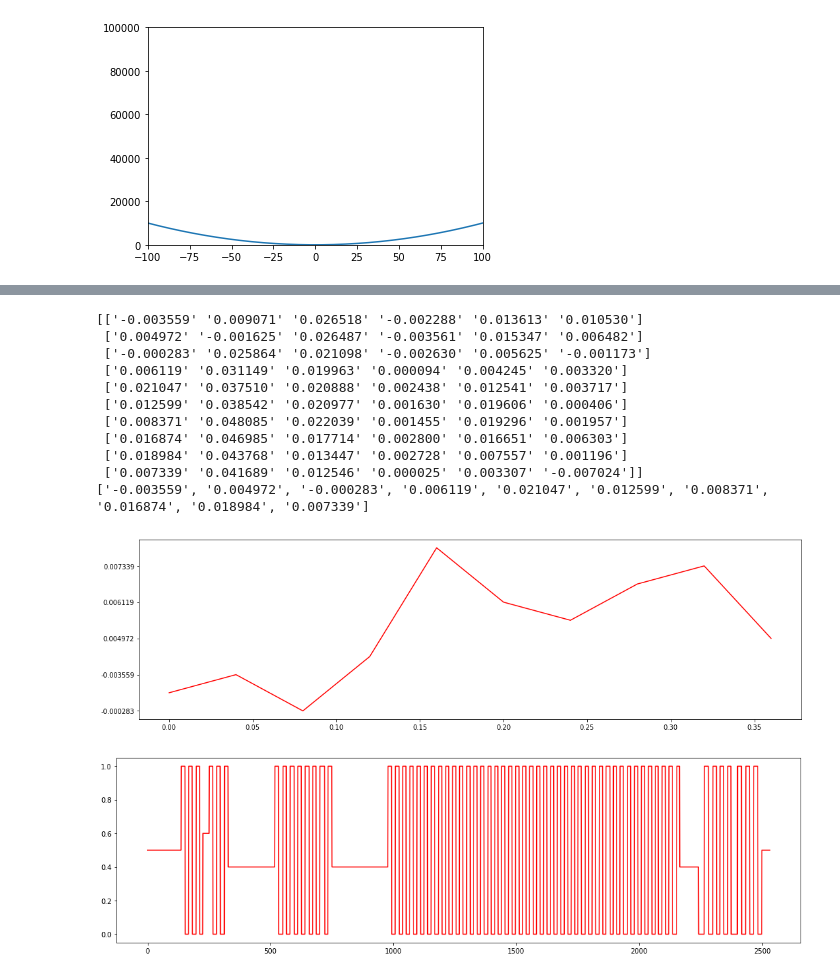
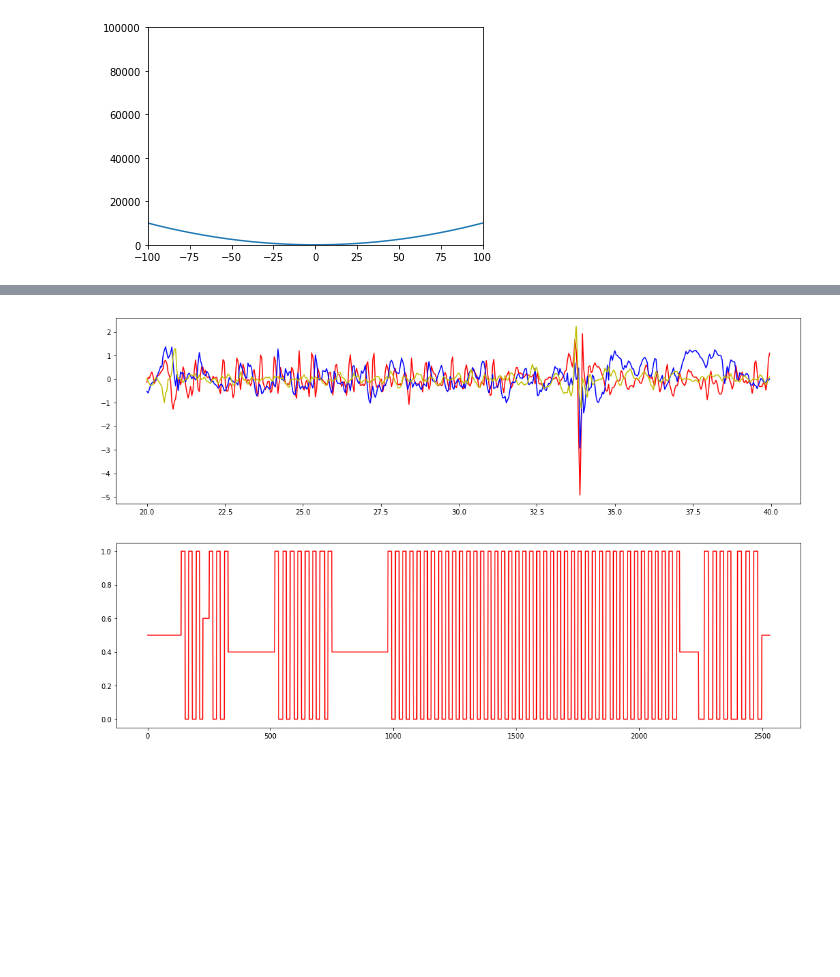
Before and after one commit to czyi/StepCounting, a Jupyter notebook: picture.ipynb, the cells around one changed output, grey strips where cells are left out. Saved outputs shown, nothing was run; the diff lists cells and outputs as text; code cells hidden in the pictures; blank space fills up the shorter version.

```diff
--- a/picture.ipynb
+++ b/picture.ipynb
@@ -165,43 +267,32 @@ plt.show()
 # %%
 data_x = read_sensor("weallwalk/sensor/iPhoneSensors_T1_ID1_1L_WC.csv")
 
-print(data_x[:10])
+# print(daa_x[:10])
 
-start=0
-end=10
+start=500
+end=1000
 
 y0 = [i[0] for i in data_x[start:end]]
-print(y0)
+# print(y0)
 
 #rotationRateX,rotationRateY,rotationRateZ,
 #userAccelerationX,userAccelerationY,userAccelerationZ
 plt.figure(figsize=(18, 5))
 
 # plt.axis([0, 4, 0, 100])
 
 x = [i*1.0/25 for i in range(start, end)]
-plt.plot(x, y0, 'r')
-# plt.plot(x, [i[1] for i in data_x[start:end]], 'b')
-# plt.plot(x, [i[2] for i in data_x[start:end]], 'y')
+plt.plot(x, [i[0] for i in data_x[start:end]], 'r')
+plt.plot(x, [i[1] for i in data_x[start:end]], 'b')
+plt.plot(x, [i[2] for i in data_x[start:end]], 'y')
 
-plt.locator_params(axis='y', nbins=6)
+# plt.locator_params(axis='y', nbins=6)
 plt.show()
 
 # plt.figure(figsize=(18, 3))
 # plt.plot(x, [i[3] for i in data_x], 'r')
 # plt.plot(x, [i[4] for i in data_x], 'b')
 # plt.plot(x, [i[5] for i in data_x], 'y')
 # plt.show()
 # %% [output]
-[['-0.003559' '0.009071' '0.026518' '-0.002288' '0.013613' '0.010530']
- ['0.004972' '-0.001625' '0.026487' '-0.003561' '0.015347' '0.006482']
- ['-0.000283' '0.025864' '0.021098' '-0.002630' '0.005625' '-0.001173']
- ['0.006119' '0.031149' '0.019963' '0.000094' '0.004245' '0.003320']
- ['0.021047' '0.037510' '0.020888' '0.002438' '0.012541' '0.003717']
- ['0.012599' '0.038542' '0.020977' '0.001630' '0.019606' '0.000406']
- ['0.008371' '0.048085' '0.022039' '0.001455' '0.019296' '0.001957']
- ['0.016874' '0.046985' '0.017714' '0.002800' '0.016651' '0.006303']
- ['0.018984' '0.043768' '0.013447' '0.002728' '0.007557' '0.001196']
- ['0.007339' '0.041689' '0.012546' '0.000025' '0.003307' '-0.007024']]
-['-0.003559', '0.004972', '-0.000283', '0.006119', '0.021047', '0.012599', '0.008371', '0.016874', '0.018984', '0.007339']
-[figure, old version]
+[figure, new version]
```
Also changed, not shown: parts of 2 cells of this notebook.
